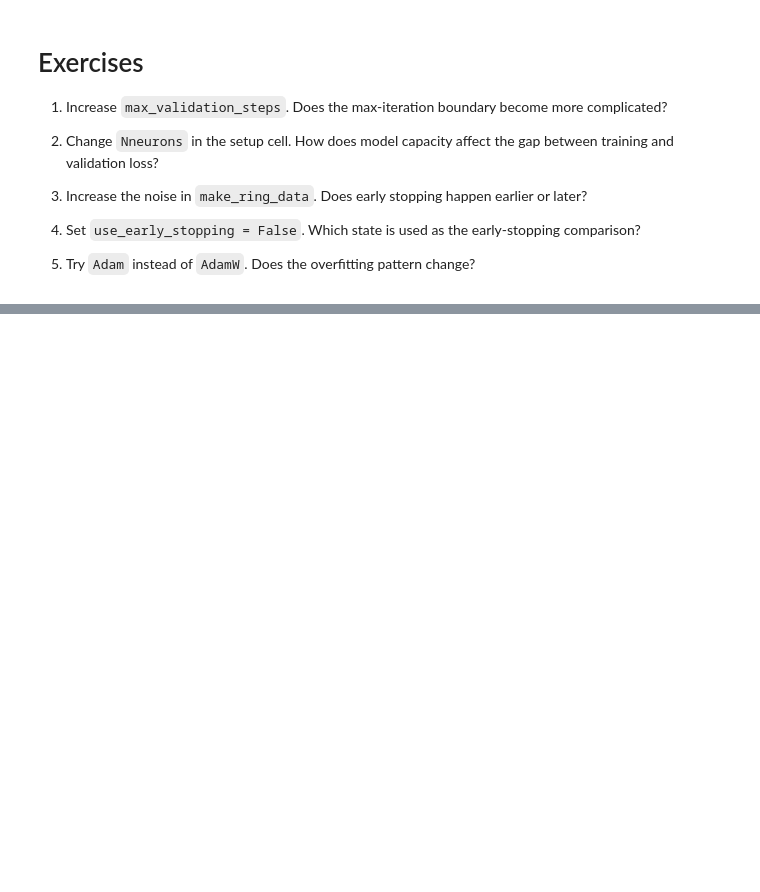
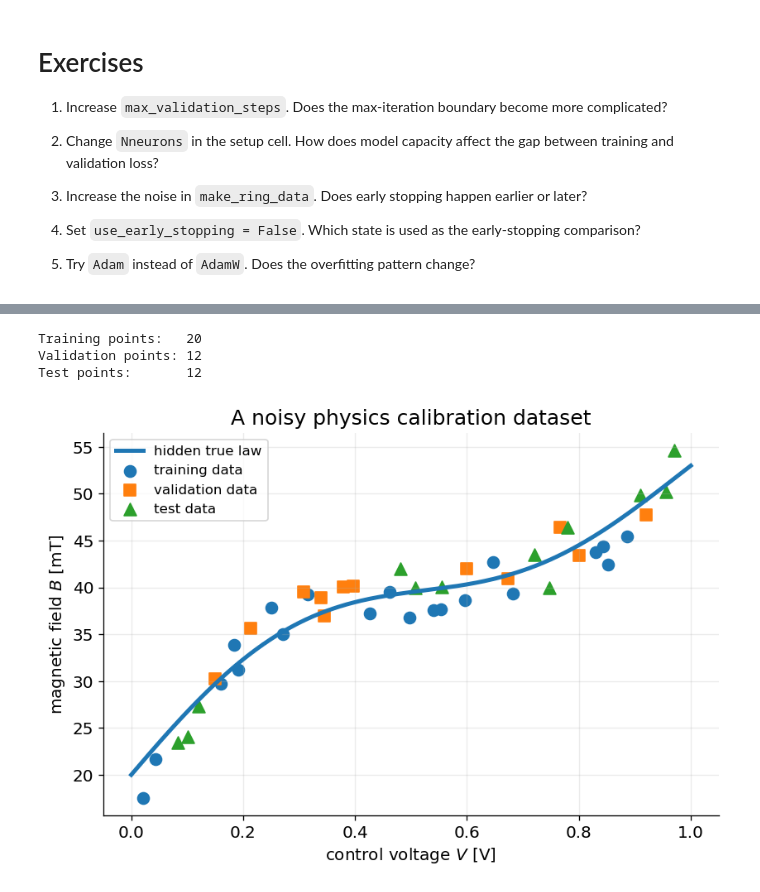
Before and after one commit to niksterg/MLpytorch, a Jupyter notebook: 04_overfitting_early_stopping.ipynb, the cells around one changed output, grey strips where cells are left out. Cells and saved outputs as stored; diff of their text form; code cells hidden in the pictures; blank space fills up the shorter version.

```diff
--- a/04_overfitting_early_stopping.ipynb
+++ b/04_overfitting_early_stopping.ipynb
@@ -317,0 +485,51 @@ Early stopping keeps the parameter state from the best validation step. The max-
+# %%
+def true_field(V):
+    """True magnetic field B(V) in millitesla.
+
+    V is measured in volts.
+    B is measured in millitesla.
+    """
+    return 20.0 + 45.0*V - 12.0*V**2 + 4.0*torch.sin(2*math.pi*V)
+
+# Dense grid for drawing the hidden true law.
+V_grid = torch.linspace(0.0, 1.0, 400).reshape(-1, 1)
+B_true_grid = true_field(V_grid)
+
+# Sparse, noisy experimental measurements.
+n_total = 44
+V_all = torch.linspace(0.02, 0.98, n_total).reshape(-1, 1)
+V_all = V_all + 0.01*torch.randn_like(V_all)
+V_all = torch.clamp(V_all, 0.0, 1.0)
+noise_sigma = 2.2  # mT
+B_all = true_field(V_all) + noise_sigma*torch.randn_like(V_all)
+
+# Random train / validation / test split.
+perm = torch.randperm(n_total)
+train_idx = perm[:20]
+val_idx = perm[20:32]
+test_idx = perm[32:]
+
+V_train, B_train = V_all[train_idx], B_all[train_idx]
+V_val, B_val = V_all[val_idx], B_all[val_idx]
+V_test, B_test = V_all[test_idx], B_all[test_idx]
+
+print(f"Training points:   {len(V_train)}")
+print(f"Validation points: {len(V_val)}")
+print(f"Test points:       {len(V_test)}")
+# %% [output]
+Training points:   20
+Validation points: 12
+Test points:       12
+# %%
+plt.figure()
+plt.plot(V_grid, B_true_grid, linewidth=3, label="hidden true law")
+plt.scatter(V_train, B_train, s=70, label="training data")
+plt.scatter(V_val, B_val, s=70, marker="s", label="validation data")
+plt.scatter(V_test, B_test, s=80, marker="^", label="test data")
+plt.xlabel("control voltage $V$ [V]")
+plt.ylabel("magnetic field $B$ [mT]")
+plt.title("A noisy physics calibration dataset")
+plt.legend()
+plt.show()
+# %% [output]
+[figure, added]
```
Also changed, not shown: parts of 38 cells of this notebook.
